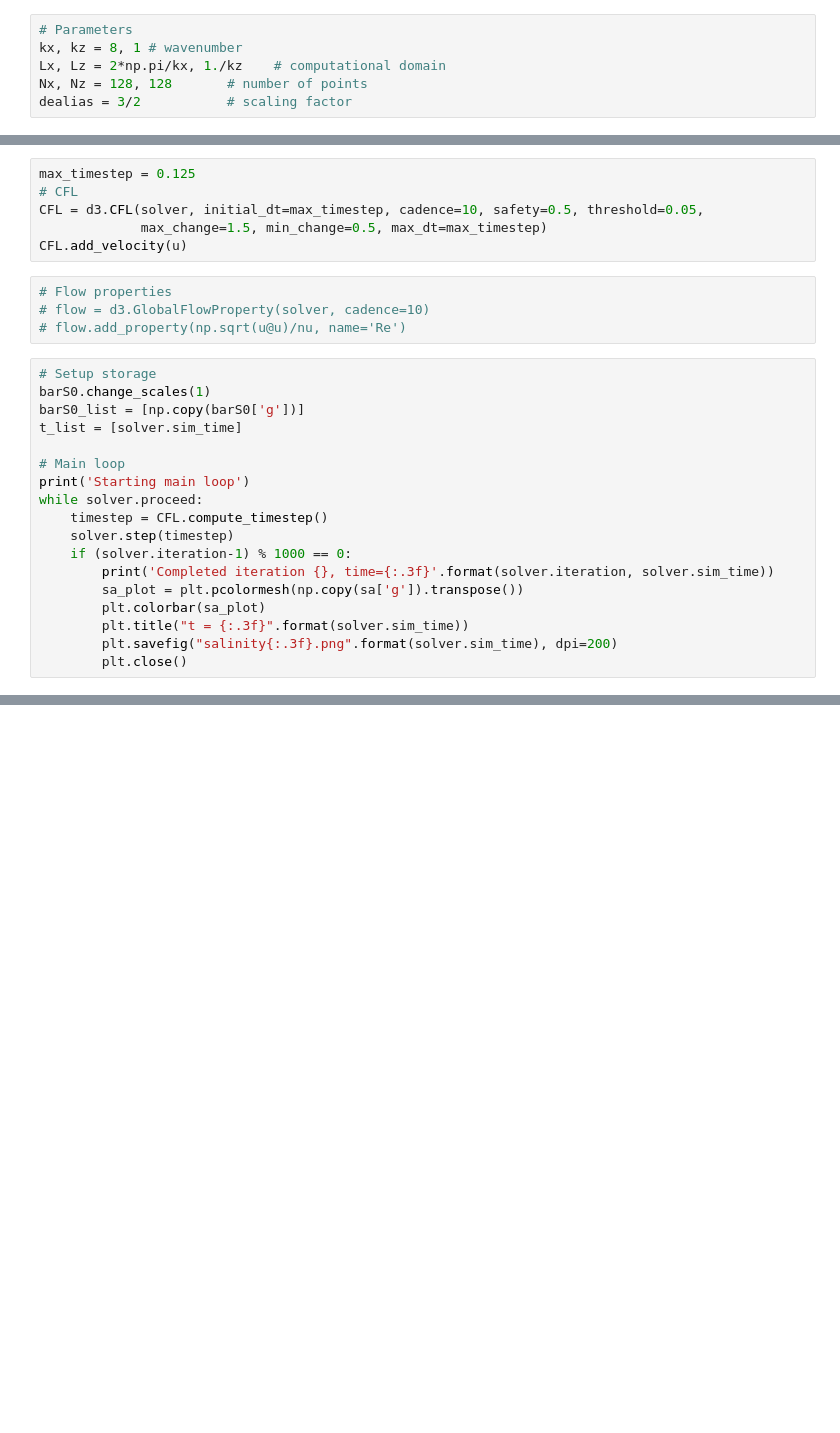
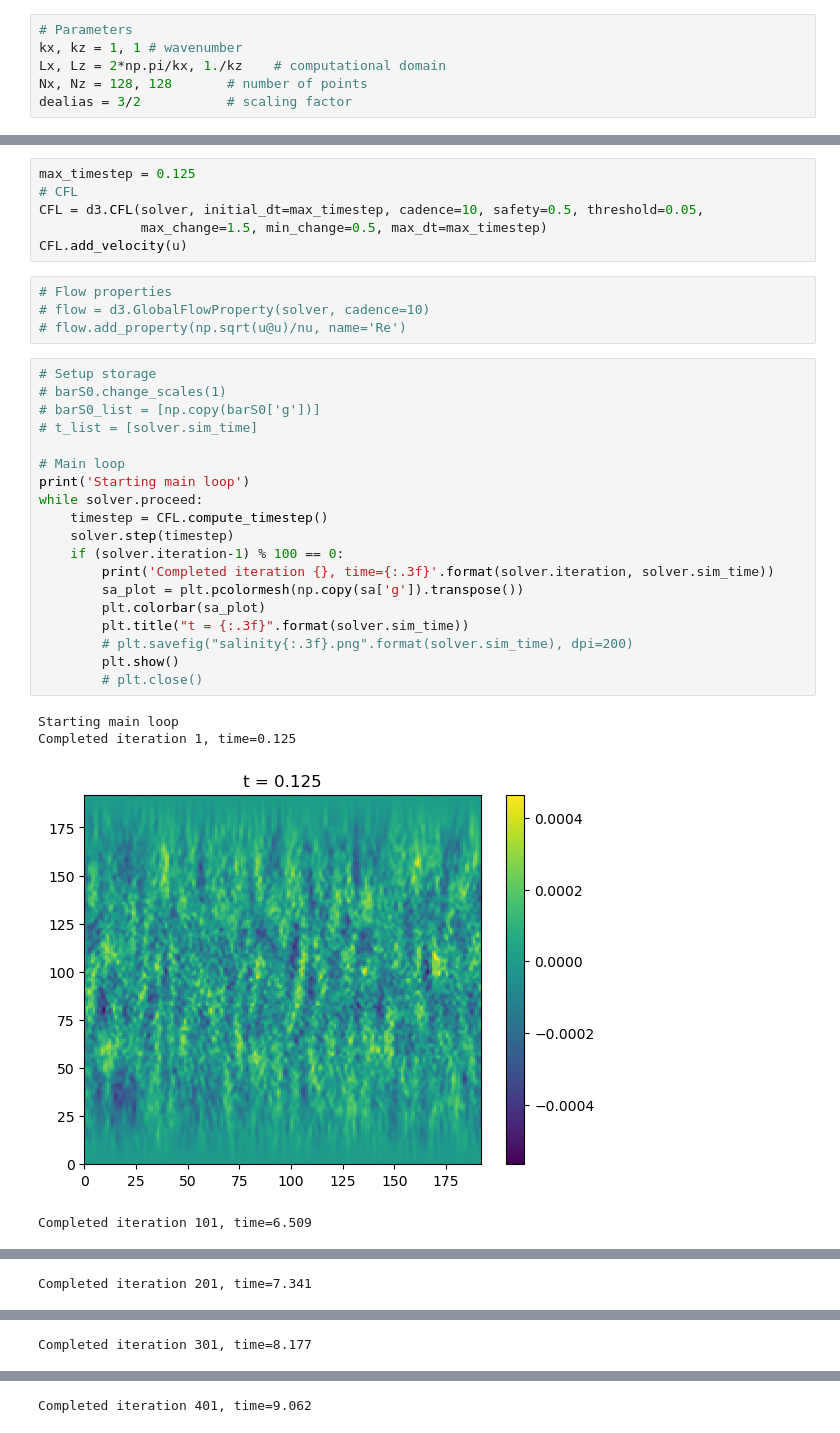
Before and after one commit to ducnguyen-uconn/Double-diffusive-convection-using-Dedalus3, a Jupyter notebook: Salt-finger_convection/Horizontal-periodic/dns.ipynb, the cells around one changed output, grey strips where cells are left out. Cells and saved outputs as stored; diff of their text form; blank space fills up the shorter version.

```diff
--- a/Salt-finger_convection/Horizontal-periodic/dns.ipynb
+++ b/Salt-finger_convection/Horizontal-periodic/dns.ipynb
@@ -14,7 +14,7 @@ import dedalus.public as d3
 In this work, I use a computational domain of $[L_x\times L_z]:=[2\pi/k_x\times 1]$ with $k_x$ representing the wavenumber in the horizontal direction. Fourier and Shebyshev spectral methods are used in the horizontal and vertical directions with $N_x = 128$ and $N_z = 128$, respectively. Dealiasing scaling factor is set by $3/2$.
 # %%
 # Parameters
-kx, kz = 8, 1 # wavenumber
+kx, kz = 1, 1 # wavenumber
 Lx, Lz = 2*np.pi/kx, 1./kz    # computational domain
 Nx, Nz = 128, 128       # number of points
 dealias = 3/2           # scaling factor
@@ -257,19 +342,25 @@ CFL.add_velocity(u)
 # flow.add_property(np.sqrt(u@u)/nu, name='Re')
 # %%
 # Setup storage
-barS0.change_scales(1)
-barS0_list = [np.copy(barS0['g'])]
-t_list = [solver.sim_time]
+# barS0.change_scales(1)
+# barS0_list = [np.copy(barS0['g'])]
+# t_list = [solver.sim_time]
 
 # Main loop
 print('Starting main loop')
 while solver.proceed:
     timestep = CFL.compute_timestep()
     solver.step(timestep)
-    if (solver.iteration-1) % 1000 == 0:
+    if (solver.iteration-1) % 100 == 0:
         print('Completed iteration {}, time={:.3f}'.format(solver.iteration, solver.sim_time))
         sa_plot = plt.pcolormesh(np.copy(sa['g']).transpose())
         plt.colorbar(sa_plot)
         plt.title("t = {:.3f}".format(solver.sim_time))
-        plt.savefig("salinity{:.3f}.png".format(solver.sim_time), dpi=200)
-        plt.close()
+        # plt.savefig("salinity{:.3f}.png".format(solver.sim_time), dpi=200)
+        plt.show()
+        # plt.close()
+# %% [output]
+Starting main loop
+Completed iteration 1, time=0.125
+[figure, added]
+Completed iteration 101, time=6.509
@@ -275,0 +368 @@ while solver.proceed:
+Completed iteration 201, time=7.341
@@ -275,0 +370 @@ while solver.proceed:
+Completed iteration 301, time=8.177
@@ -275,0 +372 @@ while solver.proceed:
+Completed iteration 401, time=9.062
```
Also changed, not shown: parts of 8 cells of this notebook, 6 other files.
